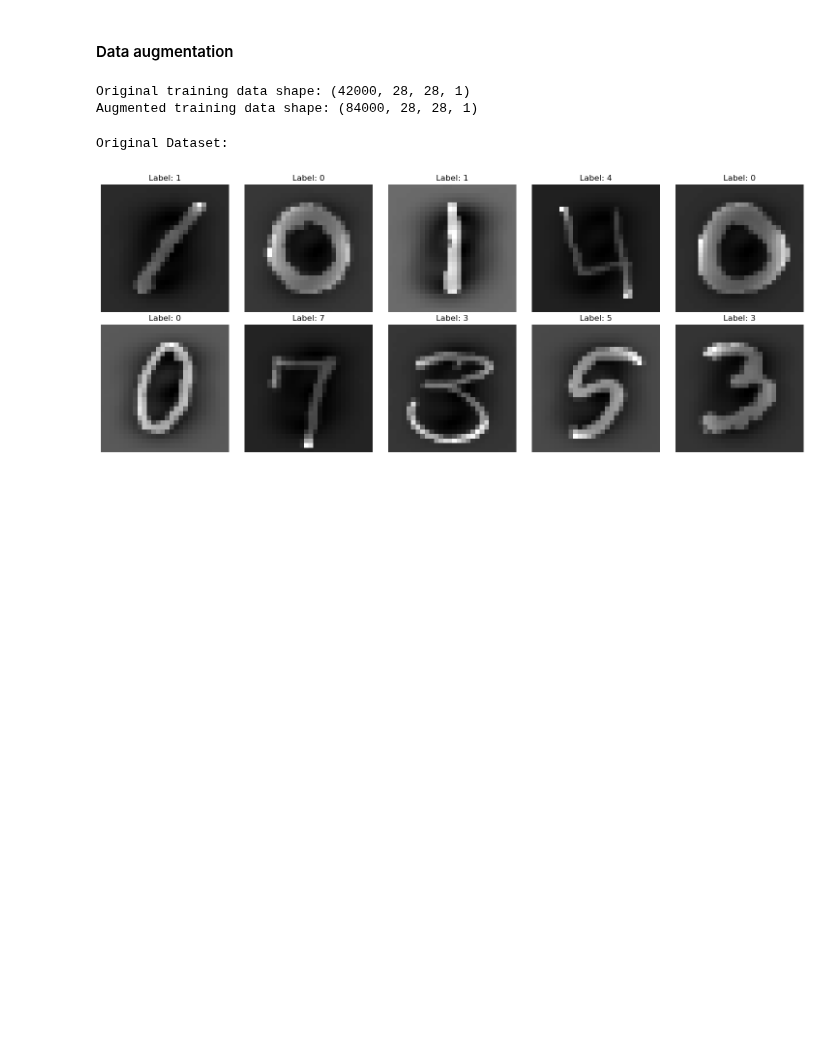
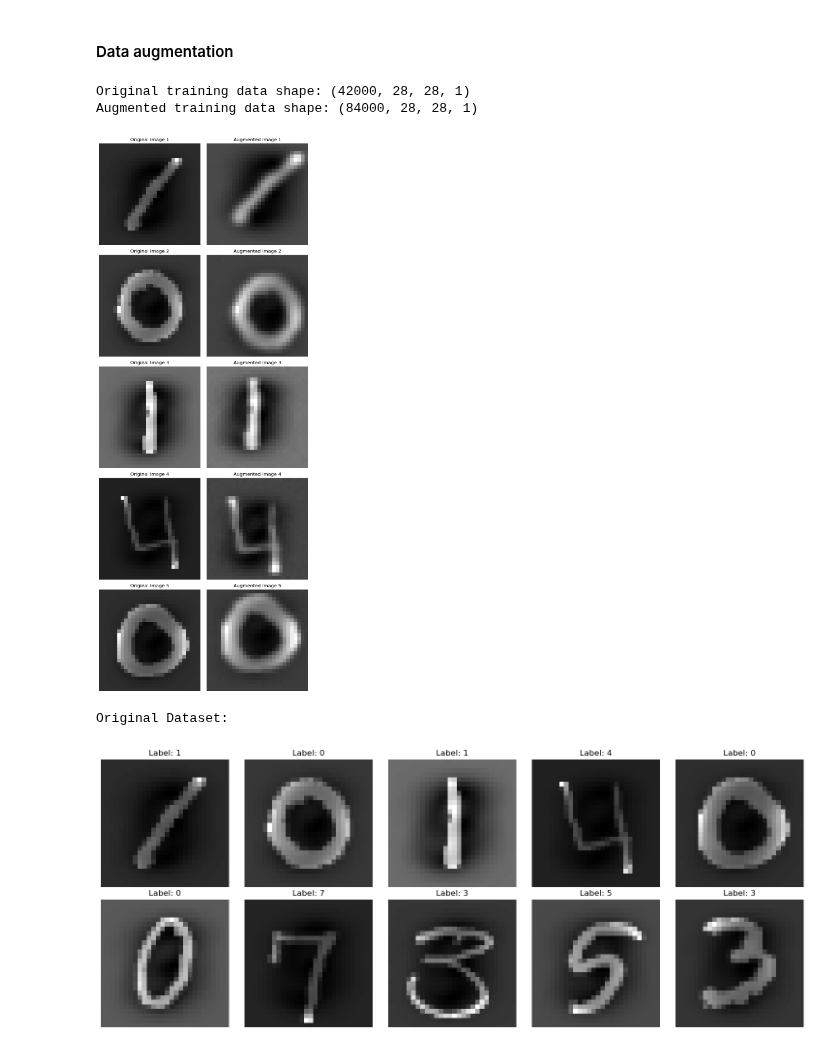
Before and after one commit to e-timmy/Machine-Learning, a Jupyter notebook: Kaggle/digit-recognizer/digit-recogniser.ipynb, the cells around one changed output. Saved outputs shown, nothing was run; the diff lists cells and outputs as text; code cells hidden in the pictures; blank space fills up the shorter version.

Commit message:
digits: data augmentation not funky enough.

```diff
--- a/Kaggle/digit-recognizer/digit-recogniser.ipynb
+++ b/Kaggle/digit-recognizer/digit-recogniser.ipynb
@@ -155,6 +155,44 @@ print("Augmented training data shape:", X_train_augmented.shape)
 # %% [output]
 Original training data shape: (42000, 28, 28, 1)
 Augmented training data shape: (84000, 28, 28, 1)
+# %%
+import matplotlib.pyplot as plt
+import numpy as np
+
+# Function to plot original and augmented images side by side
+def plot_comparison(original_images, augmented_images, num_instances=5):
+    fig, axes = plt.subplots(num_instances, 2, figsize=(8, num_instances*4))
+
+    for i in range(num_instances):
+        # Plot original image
+        axes[i, 0].imshow(original_images[i].reshape(28, 28), cmap='gray')
+        axes[i, 0].set_title(f"Original Image {i+1}")
+        axes[i, 0].axis('off')
+
+        # Plot augmented image
+        axes[i, 1].imshow(augmented_images[i].reshape(28, 28), cmap='gray')
+        axes[i, 1].set_title(f"Augmented Image {i+1}")
+        axes[i, 1].axis('off')
+
+    plt.tight_layout()
+    plt.show()
+
+# Select a few initial instances from the original dataset
+num_instances = 5
+original_instances = X_train_reshaped[:num_instances]
+
+# Generate augmented instances for the selected original instances
+augmented_instances = []
+for i in range(num_instances):
+    aug_img, _ = augment_batch(original_instances[i:i+1], [0])  # Labels are not used here
+    augmented_instances.extend(aug_img)
+
+augmented_instances = np.array(augmented_instances)
+
+# Plot the comparison
+plot_comparison(original_instances, augmented_instances, num_instances)
+# %% [output]
+[figure, added]
 # %%
 import matplotlib.pyplot as plt
 
```
Also changed, not shown: parts of 3 cells of this notebook.
